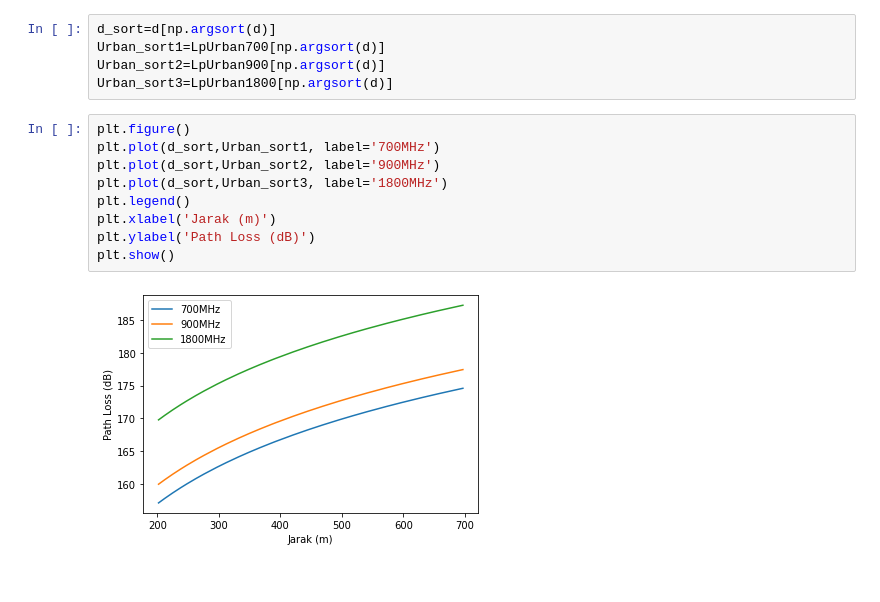
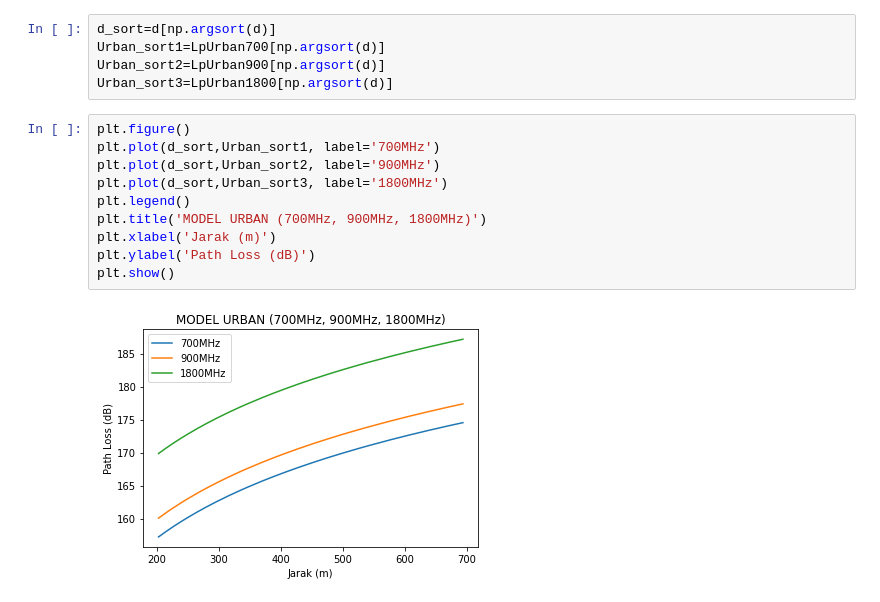
Before and after one commit to athkiee/Tugas13_Python_Pathloss-Simulation_Atharizky-Ade-S_1101208339_TTX-44-01, a Jupyter notebook: TUGAS13_PATHLOSS_SIMULATION_ATHARIZKY_ADE_S_1101208339_TTX_44_01.ipynb, the cells around one changed output. Drawn from its saved outputs; the diff is of its cells as text.

```diff
--- a/TUGAS13_PATHLOSS_SIMULATION_ATHARIZKY_ADE_S_1101208339_TTX_44_01.ipynb
+++ b/TUGAS13_PATHLOSS_SIMULATION_ATHARIZKY_ADE_S_1101208339_TTX_44_01.ipynb
@@ -303,11 +303,12 @@ Urban_sort3=LpUrban1800[np.argsort(d)]
 # %%
 plt.figure()
 plt.plot(d_sort,Urban_sort1, label='700MHz')
 plt.plot(d_sort,Urban_sort2, label='900MHz')
 plt.plot(d_sort,Urban_sort3, label='1800MHz')
 plt.legend()
+plt.title('MODEL URBAN (700MHz, 900MHz, 1800MHz)')
 plt.xlabel('Jarak (m)')
 plt.ylabel('Path Loss (dB)')
 plt.show()
 # %% [output]
-[figure, old version]
+[figure, new version]
```
Also changed, not shown: parts of 9 cells of this notebook.
